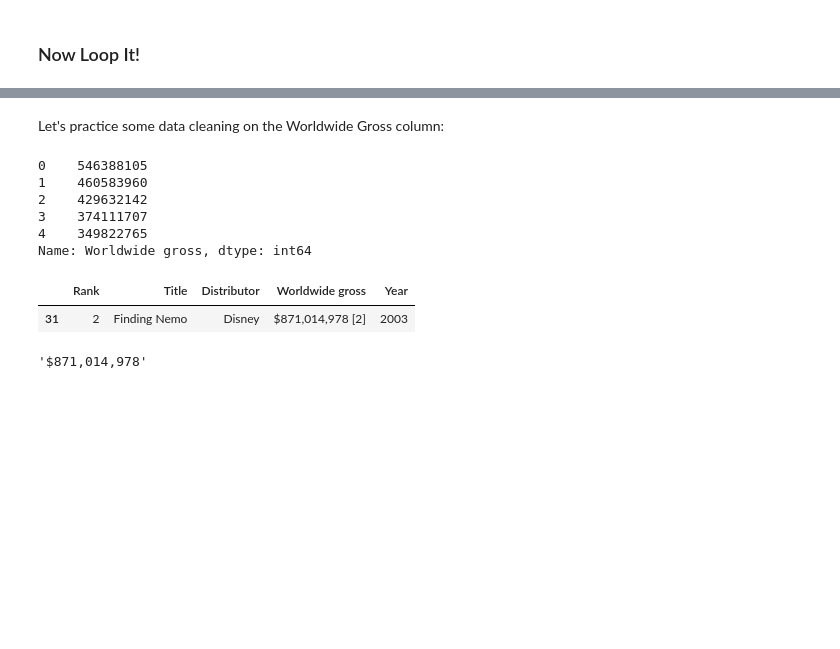
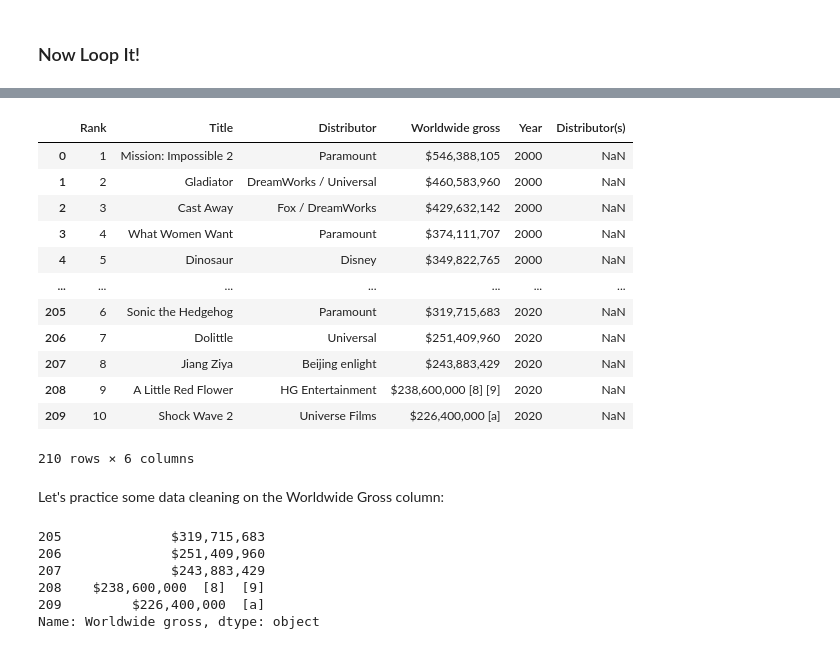
Before and after one commit to lindseyberlin/ds-lesson-hub, a Jupyter notebook: Phase1/WebScraping/WebScraping.ipynb, the cells around one changed output, grey strips where cells are left out. Saved outputs shown, nothing was run; the diff lists cells and outputs as text; code cells hidden in the pictures; blank space fills up the shorter version.

```diff
--- a/Phase1/WebScraping/WebScraping.ipynb
+++ b/Phase1/WebScraping/WebScraping.ipynb
@@ -110,0 +223,3 @@ films_2000
+# %%
+df = pd.read_html(table.prettify())[0]
+df
@@ -110,0 +238,3 @@ films_2000
+# %%
+# Can add a column saying which year this ranking is from
+df['Year'] = 2000
@@ -142,23 +287,30 @@ list_of_dfs[20]
 # %%
 # Now to concat...
 full_df = pd.concat([df for df in list_of_dfs], ignore_index=True)
+full_df
+# %% [output]
+|  | Rank | Title | Distributor | Worldwide gross | Year | Distributor(s) |
+| 0 | 1 | Mission: Impossible 2 | Paramount | $546,388,105 | 2000 | NaN |
+| 1 | 2 | Gladiator | DreamWorks / Universal | $460,583,960 | 2000 | NaN |
+| 2 | 3 | Cast Away | Fox / DreamWorks | $429,632,142 | 2000 | NaN |
+| 3 | 4 | What Women Want | Paramount | $374,111,707 | 2000 | NaN |
+| 4 | 5 | Dinosaur | Disney | $349,822,765 | 2000 | NaN |
+| ... | ... | ... | ... | ... | ... | ... |
+| 205 | 6 | Sonic the Hedgehog | Paramount | $319,715,683 | 2020 | NaN |
+| 206 | 7 | Dolittle | Universal | $251,409,960 | 2020 | NaN |
+| 207 | 8 | Jiang Ziya | Beijing enlight | $243,883,429 | 2020 | NaN |
+| 208 | 9 | A Little Red Flower | HG Entertainment | $238,600,000 [8] [9] | 2020 | NaN |
+| 209 | 10 | Shock Wave 2 | Universe Films | $226,400,000 [a] | 2020 | NaN |
+210 rows × 6 columns
 # %% [markdown]
 Let's practice some data cleaning on the Worldwide Gross column:
-# %%
-full_df['Worldwide gross'].head()
-# %% [output]
-0    546388105
-1    460583960
-2    429632142
-3    374111707
-4    349822765
-Name: Worldwide gross, dtype: int64
-# %%
-full_df.loc[full_df['Worldwide gross'] == '$871,014,978  [2]']
-# %% [output]
-|  | Rank | Title | Distributor | Worldwide gross | Year |
-| 31 | 2 | Finding Nemo | Disney | $871,014,978 [2] | 2003 |
-# %%
-full_df['Worldwide gross'][31].split()[0]
-# %% [output]
-'$871,014,978'
+# %%
+# Can see a hint of some gross data in the Gross column
+full_df['Worldwide gross'].tail()
+# %% [output]
+205              $319,715,683
+206              $251,409,960
+207              $243,883,429
+208    $238,600,000  [8]  [9]
+209         $226,400,000  [a]
+Name: Worldwide gross, dtype: object
```
Also changed, not shown: parts of 36 cells of this notebook.
